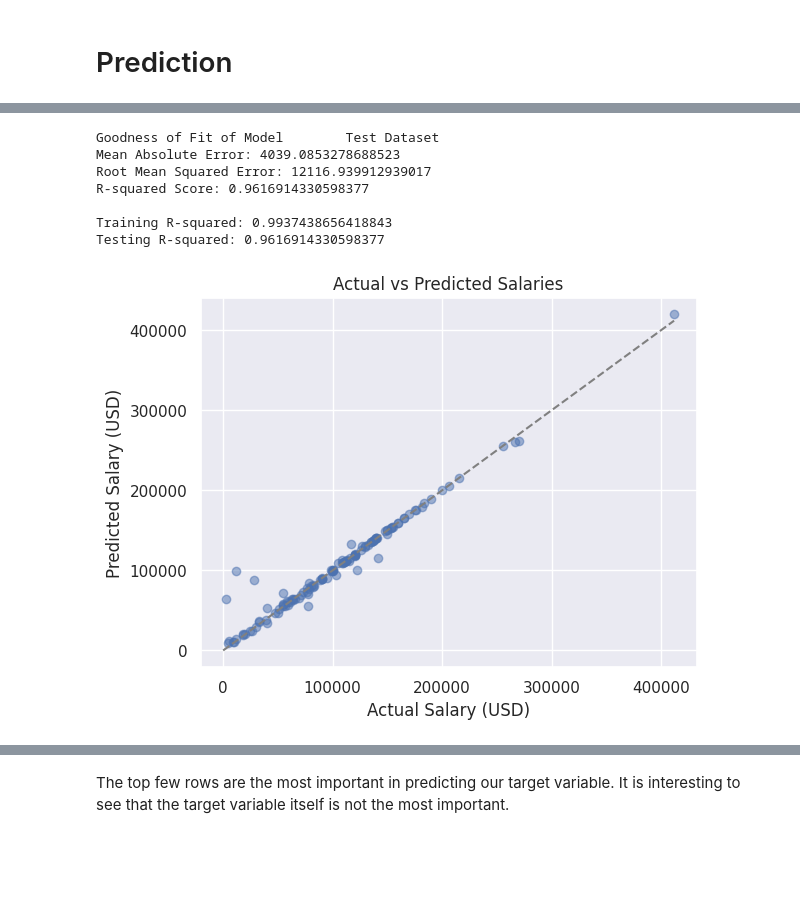
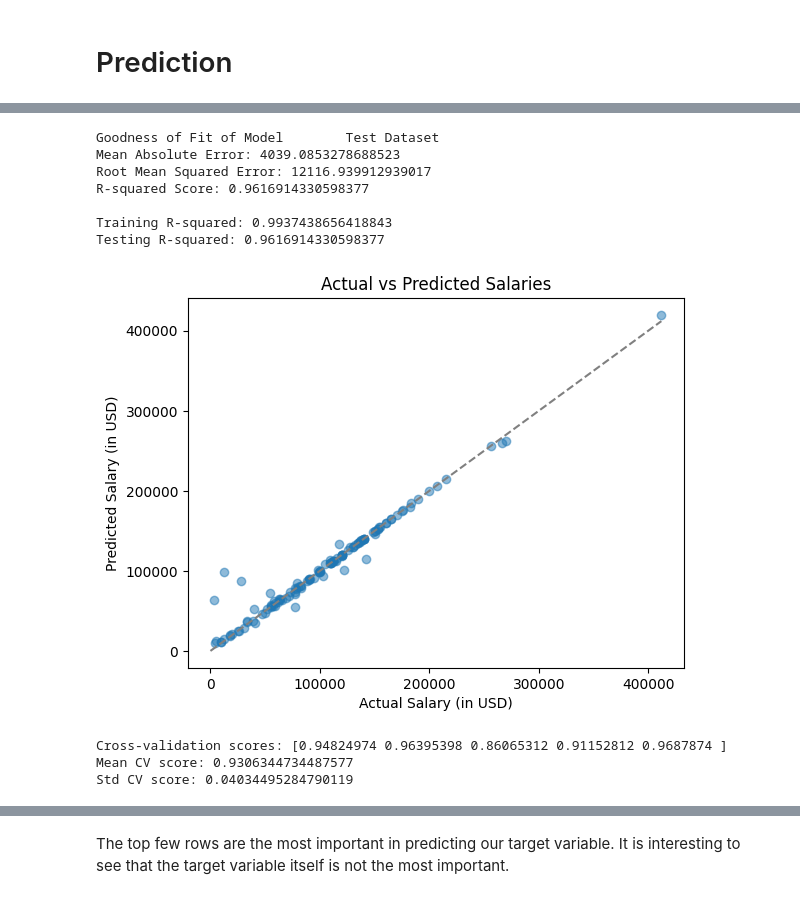
Before and after one commit to KatyayaniPande/SC1015, a Jupyter notebook: dsai.ipynb, the cells around one changed output, grey strips where cells are left out. Saved outputs shown, nothing was run; the diff lists cells and outputs as text; code cells hidden in the pictures; blank space fills up the shorter version.

```diff
--- a/dsai.ipynb
+++ b/dsai.ipynb
@@ -342,19 +448,0 @@ plt.show()
-# %%
-# Import necessary libraries
-import pandas as pd
-import matplotlib.pyplot as plt
-import seaborn as sns
-from sklearn.ensemble import RandomForestRegressor
-from sklearn.model_selection import train_test_split
-from sklearn.metrics import mean_squared_error
-
-# Load the dataset
-data = pd.read_csv('ds_salaries.csv')
-data=data.drop(columns=['Unnamed: 0','salary','salary_currency'])
-data.head()
-print(data.dtypes)
-corr = data.corr()
-sns.set(style='darkgrid')
-%matplotlib inline
-plt.figure(figsize=(12,8))
-sns.heatmap(corr, annot=True)
@@ -472,21 +554,19 @@ sns.scatterplot(data=salaries_df, x=salaries_df.index, y='salary_in_usd', hue='w
 # %%
-import pandas as pd
-import matplotlib.pyplot as plt
 from sklearn.ensemble import RandomForestRegressor
 from sklearn.metrics import mean_absolute_error, mean_squared_error, r2_score
 from sklearn.model_selection import train_test_split
-
+from sklearn.model_selection import cross_val_score
 # Load the data
 df = pd.read_csv('ds_salaries.csv')
 
 # Select the features and target
-X = df.drop(['salary_in_usd'], axis=1) #all variable
+X = df.drop(['salary_in_usd'], axis=1) #all variables except salary_in_usd
 y = df['salary_in_usd']
 
 # Convert categorical features to numerical using one-hot encoding
 X = pd.get_dummies(X)
 
-
+# Using a 80/20 split (20% of data is used for testing the model and 80% for training it)
 X_train, X_test, y_train, y_test = train_test_split(X, y, test_size=0.2, random_state=42)
 
 
@@ -502,42 +582,51 @@ print("Mean Absolute Error:", mean_absolute_error(y_test, y_pred))
 print("Root Mean Squared Error:", mean_squared_error(y_test, y_pred, squared=False))
 print("R-squared Score:", r2_score(y_test, y_pred))
 print()
-
-
-
 
 y_train_pred = model.predict(X_train)
 r2_train = r2_score(y_train, y_train_pred)
 
 # Predict on the testing set and calculate R-squared
 y_test_pred = model.predict(X_test)
 r2_test = r2_score(y_test, y_test_pred)
 
 print("Training R-squared:", r2_train)
 print("Testing R-squared:", r2_test)
 
 # Create a scatter plot of actual vs predicted salaries
 plt.scatter(y_test, y_pred, alpha=0.5)
 
 # Add a diagonal line to represent perfect predictions
 plt.plot([0, max(y_test)], [0, max(y_test)], '--', color='grey')
 
-# Set the axis labels and title
-plt.xlabel('Actual Salary (USD)')
-plt.ylabel('Predicted Salary (USD)')
+plt.xlabel('Actual Salary (in USD)')
+plt.ylabel('Predicted Salary (in USD)')
 plt.title('Actual vs Predicted Salaries')
+plt.show()
 
-# Show the plot
-plt.show()
+
+
+# Perform cross-validation with 5 folds
+cv_scores = cross_val_score(model, X, y, cv=5)
+
+# Print the cross-validation scores
+print("Cross-validation scores:", cv_scores)
+
+# Print the mean and standard deviation of the cross-validation scores
+print("Mean CV score:", np.mean(cv_scores))
+print("Std CV score:", np.std(cv_scores))
 # %% [output]
 Goodness of Fit of Model        Test Dataset
 Mean Absolute Error: 4039.0853278688523
 Root Mean Squared Error: 12116.939912939017
 R-squared Score: 0.9616914330598377
 
 Training R-squared: 0.9937438656418843
 Testing R-squared: 0.9616914330598377
-[figure, old version]
+[figure, new version]
+Cross-validation scores: [0.94824974 0.96395398 0.86065312 0.91152812 0.9687874 ]
+Mean CV score: 0.9306344734487577
+Std CV score: 0.04034495284790119
 # %% [markdown]
 Mean Absolute Error (MAE) measures the average absolute difference between the predicted and actual values. The MAE value found means predicted salaries are off by around $4,039 from the actual salaries.
 
```
Also changed, not shown: parts of 53 cells of this notebook.
